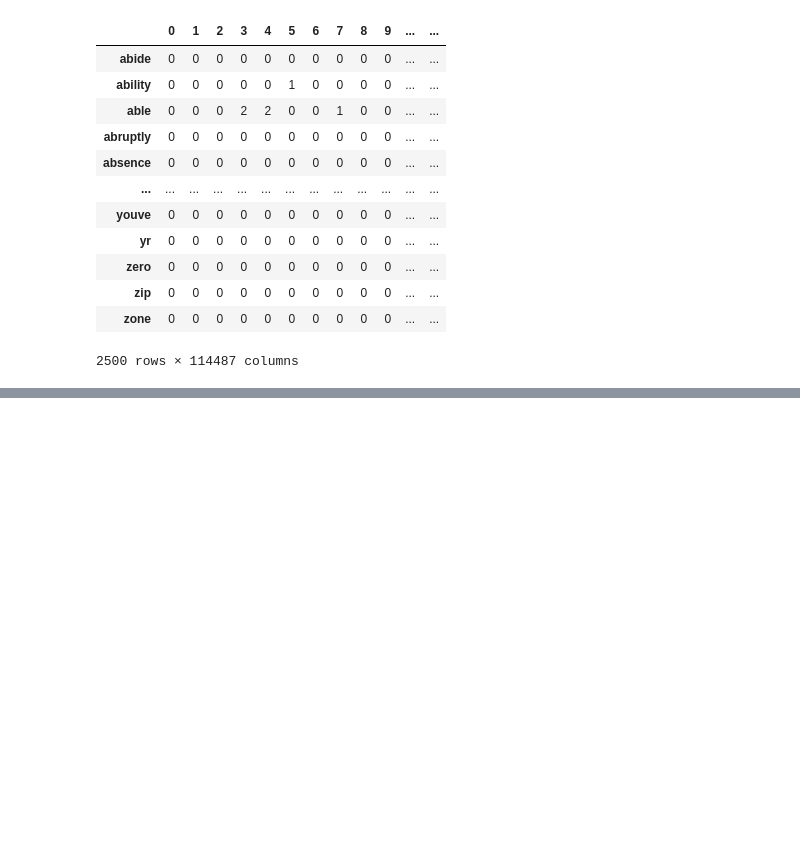
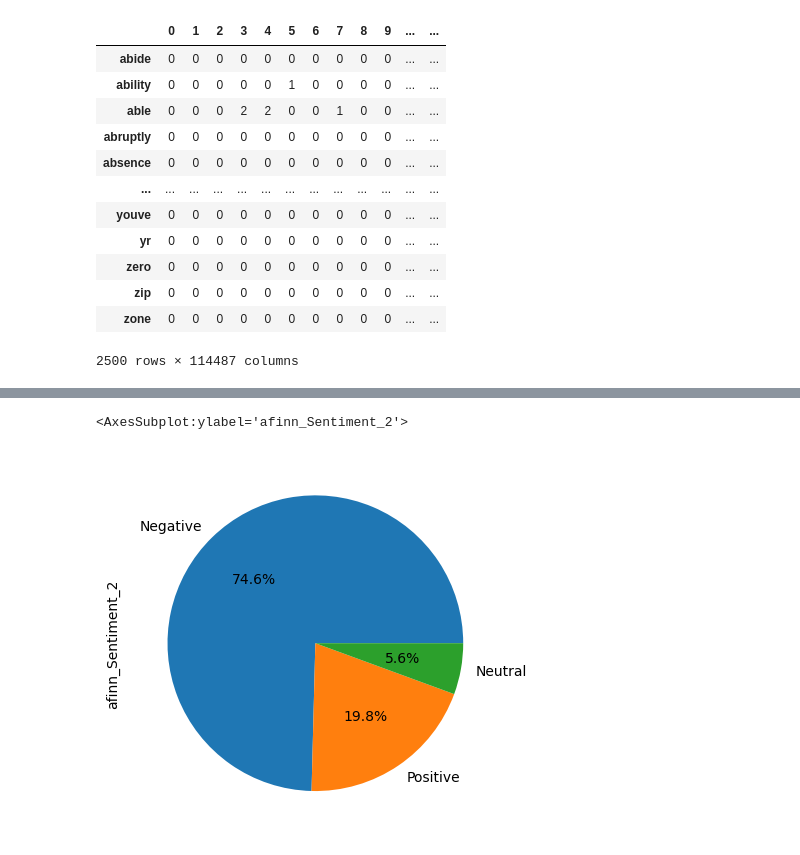
Before and after one commit to VIJAY84SH/Natural-language-processing-NLP-, a Jupyter notebook: Credit Card Complaint/complaints_processed.ipynb, the cells around one changed output, grey strips where cells are left out. Saved outputs shown, nothing was run; the diff lists cells and outputs as text; code cells hidden in the pictures; blank space fills up the shorter version.

```diff
--- a/Credit Card Complaint/complaints_processed.ipynb
+++ b/Credit Card Complaint/complaints_processed.ipynb
@@ -381,0 +473,10 @@ plt.show()
+# %%
+def afinn_polarity(score):
+    if score > 1:
+        return "Positive"
+    elif score < 1:
+        return "Negative"
+    else:
+        return "Neutral"
+# %%
+data["afinn_Sentiment_2"] = data['afinn_Polarity'].apply(lambda x: afinn_polarity(x))
@@ -381,0 +508,5 @@ plt.show()
+# %%
+data.afinn_Sentiment_2.value_counts().plot.pie(autopct="%.1f%%")
+# %% [output]
+<AxesSubplot:ylabel='afinn_Sentiment_2'>
+[figure, added]
```
Also changed, not shown: parts of 45 cells of this notebook.
